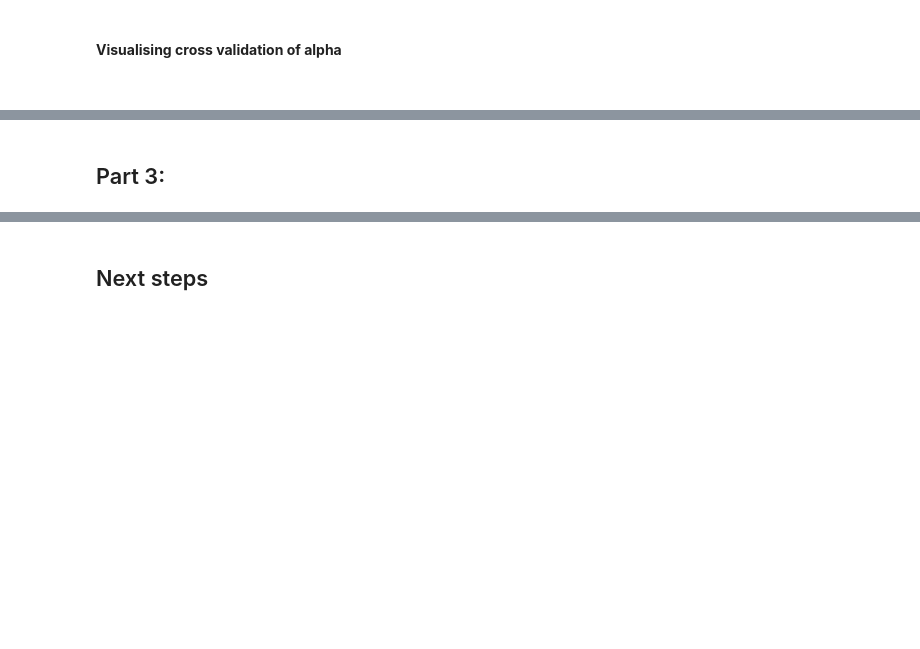
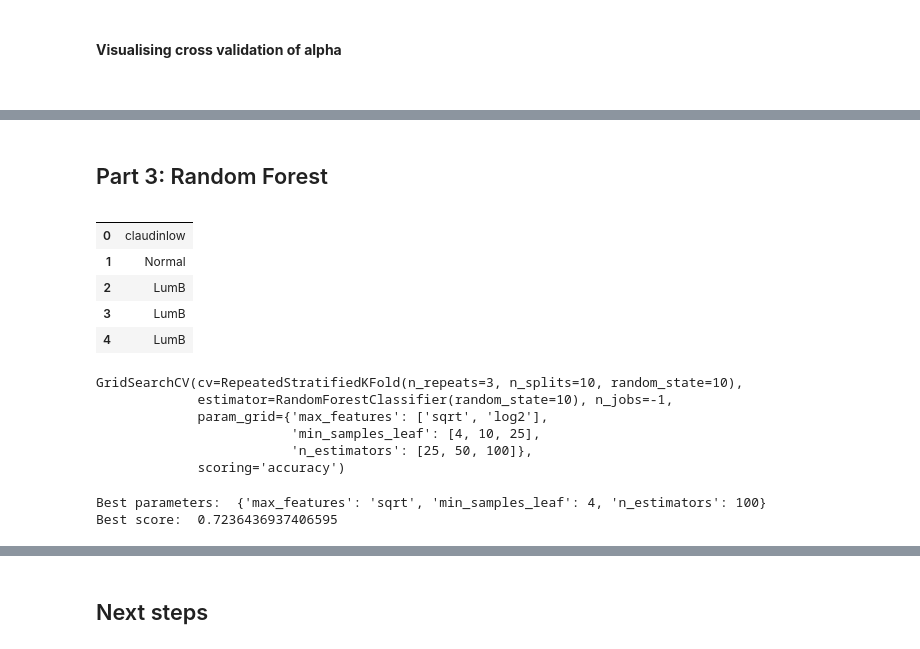
Before and after one commit to chris-lovejoy/CodingForMedicine, a Jupyter notebook: exercises/Gene classification exercise.ipynb, the cells around one changed output, grey strips where cells are left out. Drawn from its saved outputs; the diff is of its cells as text; code cells hidden in the pictures; blank space fills up the shorter version.

```diff
--- a/exercises/Gene classification exercise.ipynb
+++ b/exercises/Gene classification exercise.ipynb
@@ -174,2 +273,2 @@ plt.ylim(ymin, ymax);
 # %% [markdown]
-## Part 3:
+## Part 3: Random Forest
@@ -175,0 +305,29 @@ plt.ylim(ymin, ymax);
+# %%
+#Convert multilabel y variable back to 1d array due to package requirement
+y_train_rf = pd.from_dummies(y_train)
+
+y_train_rf.head()
+# %% [output]
+|  |  |
+| 0 | claudinlow |
+| 1 | Normal |
+| 2 | LumB |
+| 3 | LumB |
+| 4 | LumB |
+# %%
+#Fit the grid search hyperparameter model to our data - using ravel.() to flattened the y variable
+grid_search.fit(X_train, y_train_rf.values.ravel())
+# %% [output]
+GridSearchCV(cv=RepeatedStratifiedKFold(n_repeats=3, n_splits=10, random_state=10),
+             estimator=RandomForestClassifier(random_state=10), n_jobs=-1,
+             param_grid={'max_features': ['sqrt', 'log2'],
+                         'min_samples_leaf': [4, 10, 25],
+                         'n_estimators': [25, 50, 100]},
+             scoring='accuracy')
+# %%
+#Output the best hyperparameters and the mean cross-validation score
+print("Best parameters: ", grid_search.best_params_)
+print("Best score: ", grid_search.best_score_)
+# %% [output]
+Best parameters:  {'max_features': 'sqrt', 'min_samples_leaf': 4, 'n_estimators': 100}
+Best score:  0.7236436937406595
```
Also changed, not shown: parts of 37 cells of this notebook.
